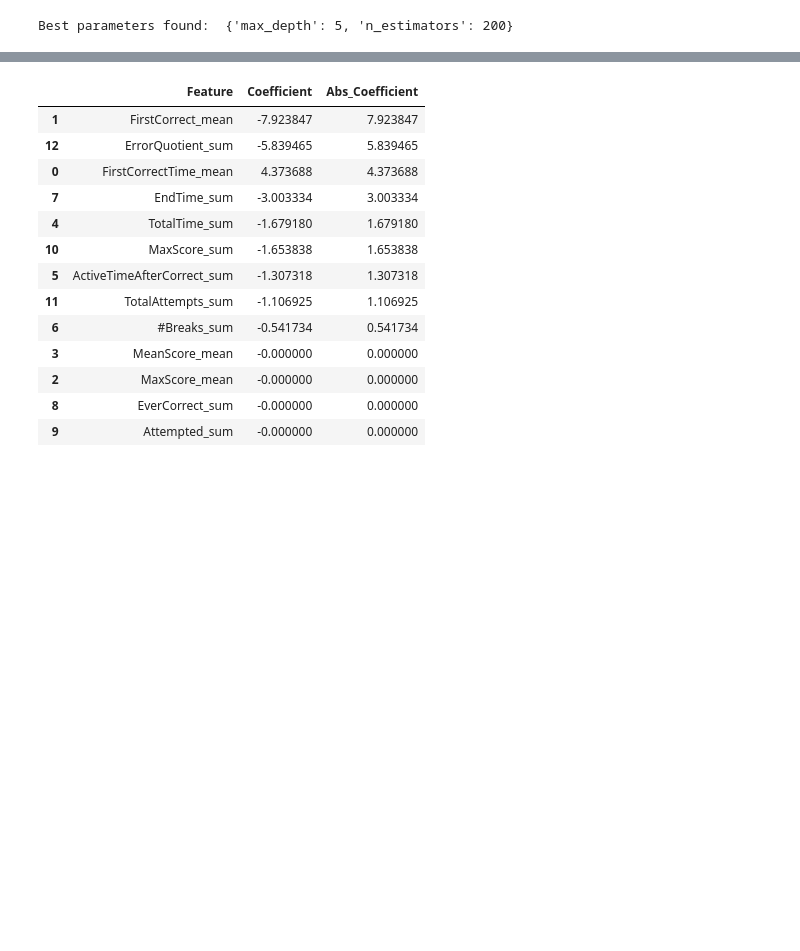
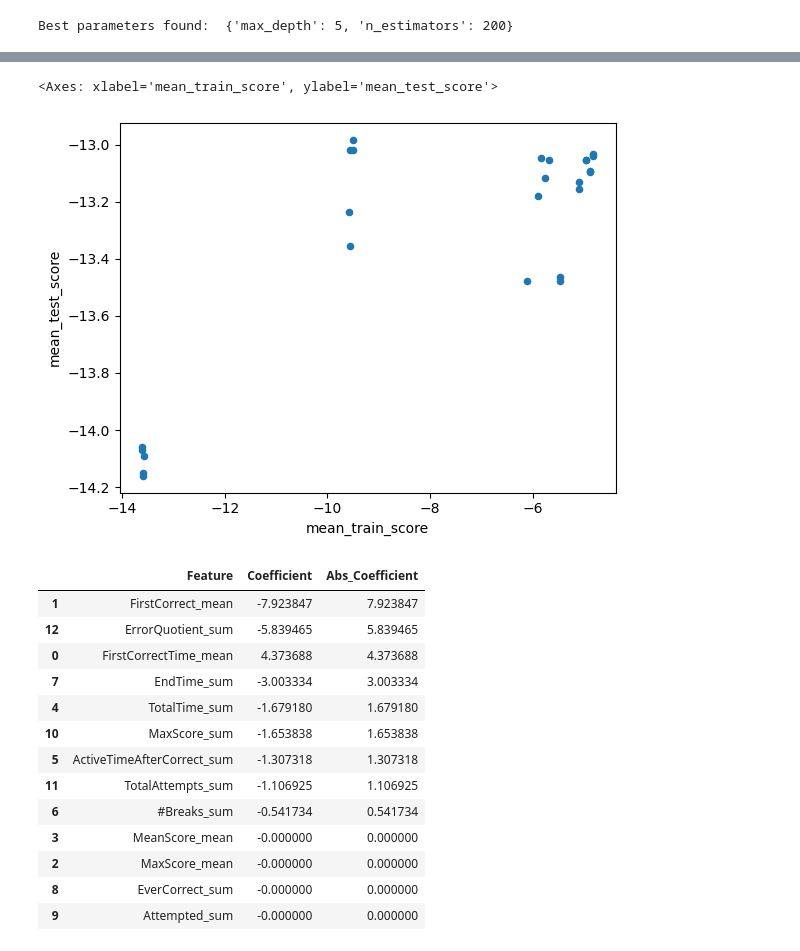
Before and after one commit to CSSPLICE/ProgSnapToolkit, a Jupyter notebook: src/analytics/feature_importance/importance.ipynb, the cells around one changed output, grey strips where cells are left out. Cells and saved outputs as stored; diff of their text form; code cells hidden in the pictures; blank space fills up the shorter version.

```diff
--- a/src/analytics/feature_importance/importance.ipynb
+++ b/src/analytics/feature_importance/importance.ipynb
@@ -155,3 +155,8 @@ pd.DataFrame(grid_search.cv_results_)[["mean_test_score", "std_test_score", "par
+# %%
+pd.DataFrame(grid_search.cv_results_).plot.scatter("mean_train_score", "mean_test_score")
+# %% [output]
+<Axes: xlabel='mean_train_score', ylabel='mean_test_score'>
+[figure, added]
 # %%
 from sklearn.linear_model import LassoCV
 
```
Also changed, not shown: parts of 2 cells of this notebook, 3 other files.
